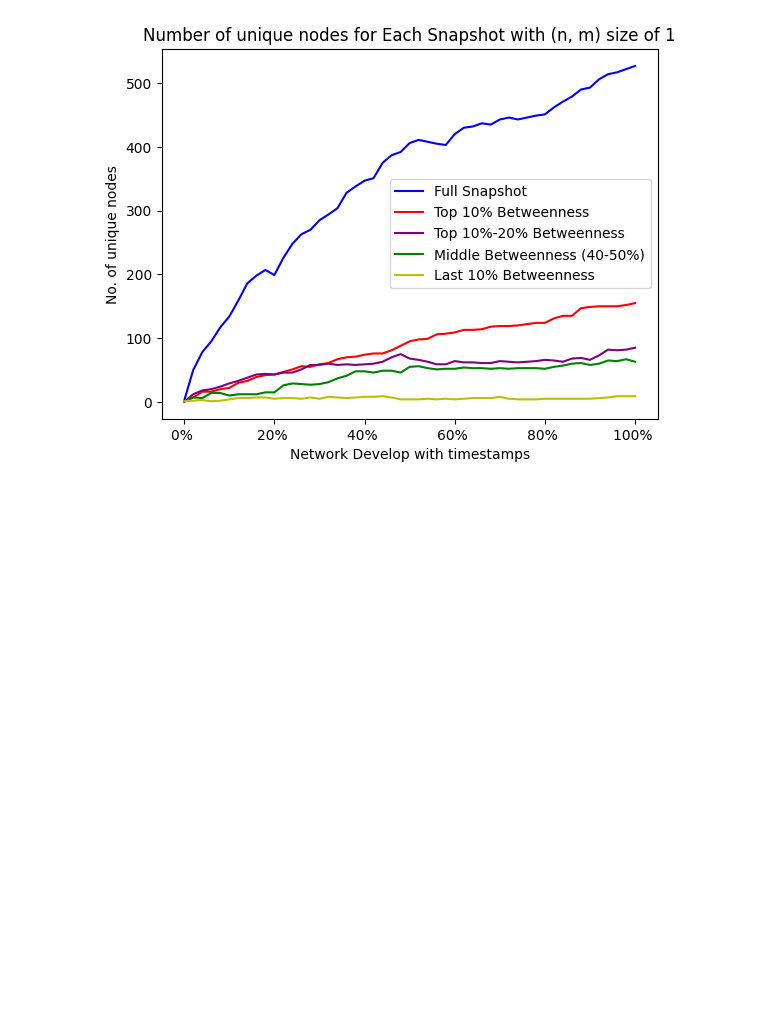
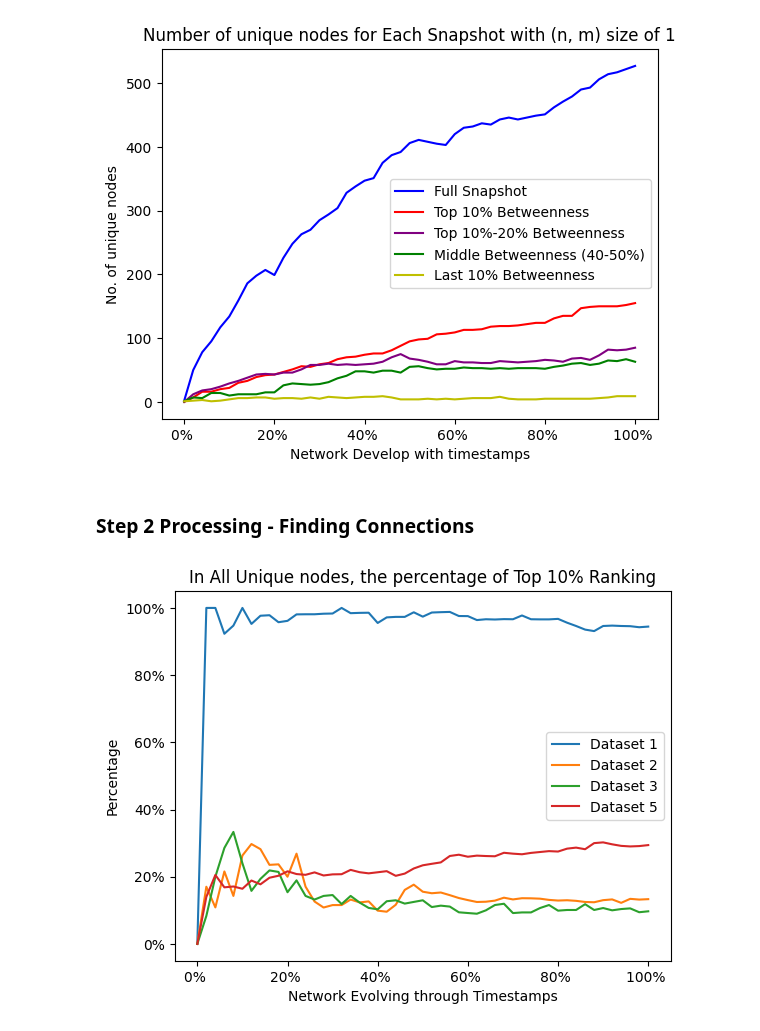
Before and after one commit to JaviAnton/tempo-network-anonymity, a Jupyter notebook: toydata.ipynb, the cells around one changed output. Cells and saved outputs as stored; diff of their text form; code cells hidden in the pictures; blank space fills up the shorter version.

Commit message:
Start Step2

```diff
--- a/toydata.ipynb
+++ b/toydata.ipynb
@@ -389,6 +390,19 @@ def plot_uniqueproperty(count, percent, avg_degree, top_closeness):
     # plt.xticks(range(len(unique_percentage)), range(len(unique_percentage)))
     plt.legend()
     plt.show()
+# %%
+# Fuc 5 Result Saving
+def save_result(count, top, mid, last, start):
+    data = {
+    'Full': count,
+    'Top': top,
+    'Mid1': start,
+    'Mid2': mid,
+    'Last': last
+    }
+    df_saved = pd.DataFrame(data)
+    df_saved['Percent']= df_saved['Top']/df_saved['Full']
+    return df_saved
 # %% [markdown]
 ### Network 1: Reality Call
 Sr: https://networkrepository.com/ia-reality-call.php
@@ -787,3 +801,35 @@ plot_uniquecentrality(count5, top5, mid5, last5, start5)
 # %% [output]
 [figure]
 [figure]
+# %% [markdown]
+### Step 2 Processing - Finding Connections
+# %%
+# Load results of Dataset 4 and 5
+big_df = pd.DataFrame()
+
+dataset4 = pd.read_csv("data/acebookwall.csv")
+dataset5 = pd.read_csv("data/sp_infect.csv")
+
+# Save results of Dataset 1 to 3
+dataset1 = save_result(count, top, mid, last, start)
+dataset2 = save_result(count2, top2, mid2, last2, start2)
+dataset3 = save_result(count3, top3, mid3, last3, start3)
+
+dataset4['Percent'] = dataset4['Top']/dataset4['Full']
+dataset5['Percent'] = dataset5['Top']/dataset5['Full']
+# %%
+# Plot Top 10% Percentage
+plt.plot(dataset1['Percent'], label='Dataset 1')
+plt.plot(dataset2['Percent'], label='Dataset 2')
+plt.plot(dataset3['Percent'], label='Dataset 3')
+plt.plot(dataset5['Percent'], label='Dataset 5')
+
+plt.title('In All Unique nodes, the percentage of Top 10% Ranking')
+plt.xlabel('Network Evolving through Timestamps')
+plt.xticks(range(0, 51, 10), [f'{i}% ' for i in range(0, 101, 20)])
+plt.gca().set_yticklabels(['{:.0f}%'.format(x*100) for x in plt.gca().get_yticks()])
+plt.ylabel('Percentage')
+plt.legend()
+plt.show()
+# %% [output]
+[figure, added]
```
Also changed, not shown: parts of 5 cells of this notebook.
